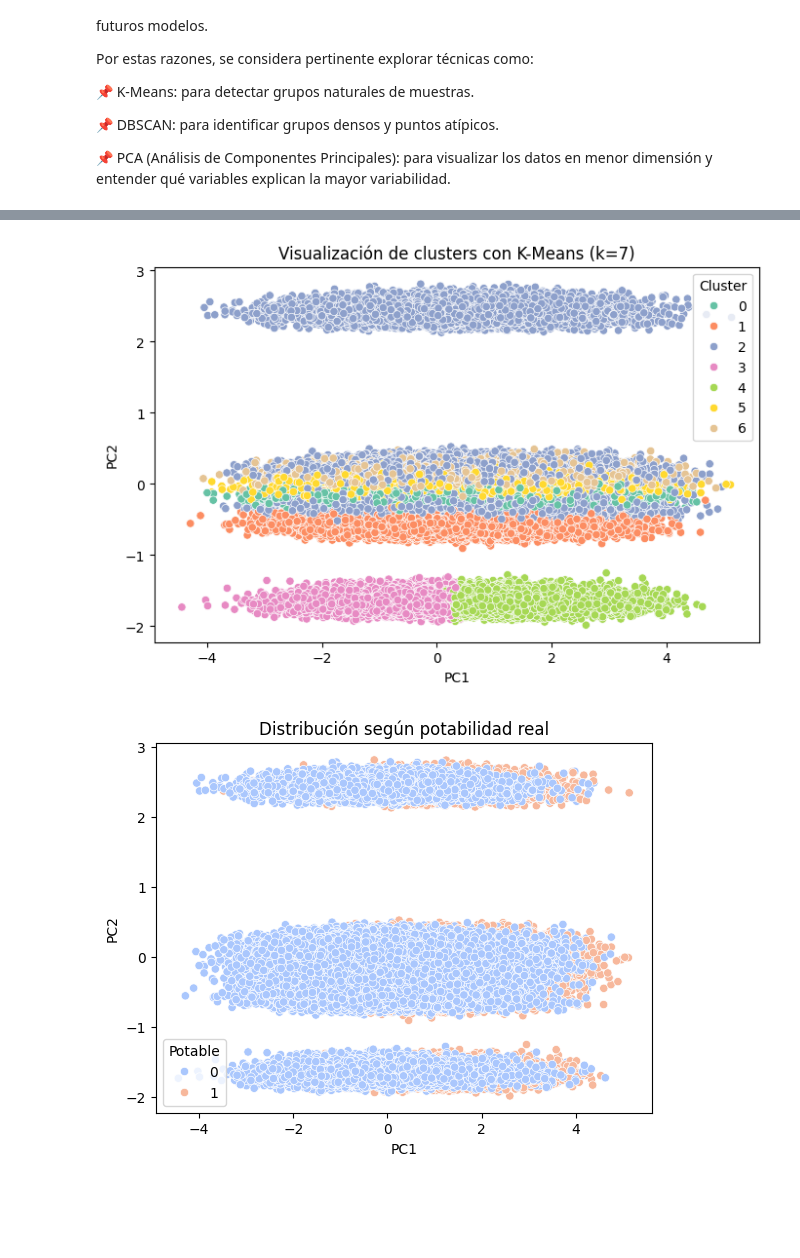
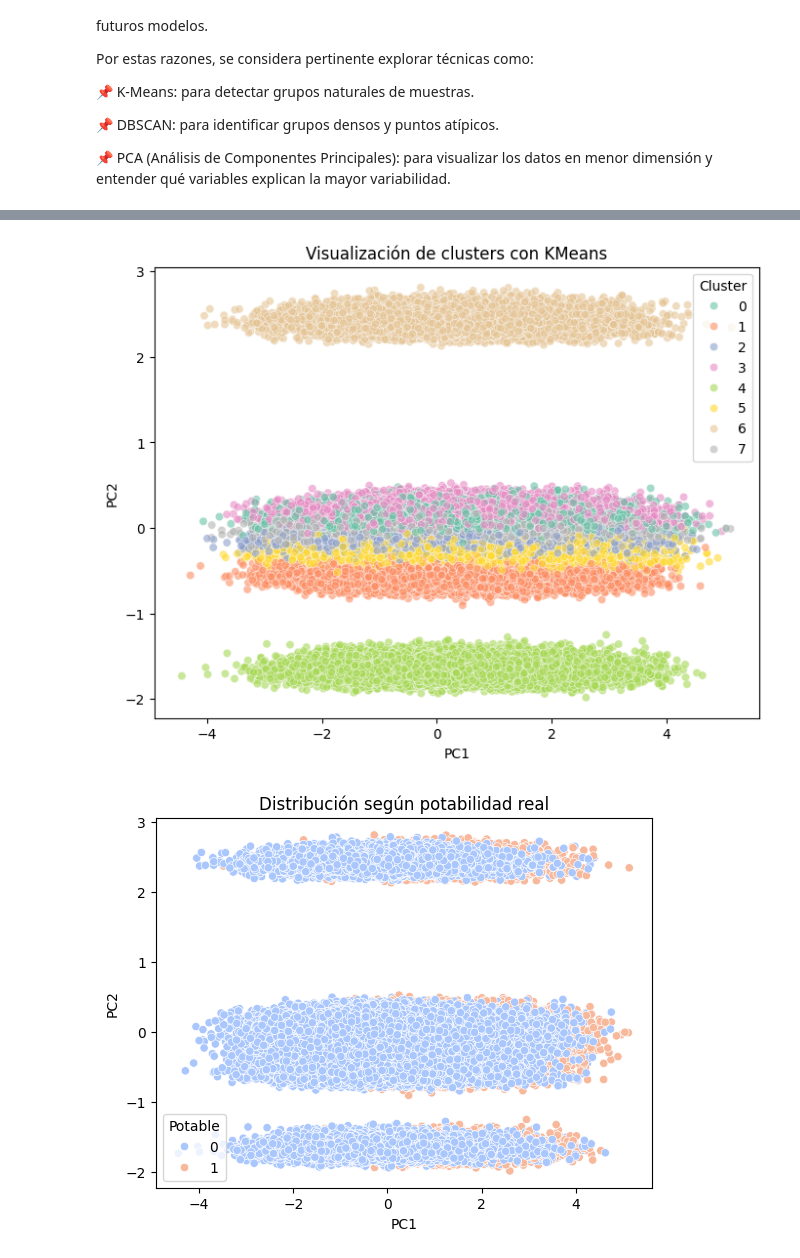
Before and after one commit to micaelakorol21/water_quality_unsupervised_learning, a Jupyter notebook: water_quality_unsupervised_learning.ipynb, the cells around one changed output, grey strips where cells are left out. Cells and saved outputs as stored; diff of their text form; code cells hidden in the pictures; blank space fills up the shorter version.

```diff
--- a/water_quality_unsupervised_learning.ipynb
+++ b/water_quality_unsupervised_learning.ipynb
@@ -1290,19 +1269,23 @@ from sklearn.decomposition import PCA
 pca = PCA(n_components=2)
 X_pca = pca.fit_transform(X_scaled)
 # %%
-# Elegir cantidad óptima de clusters (método del codo)
-
 from sklearn.cluster import KMeans
 import matplotlib.pyplot as plt
 
+# Usamos una muestra del dataset para que sea más rápido
+from sklearn.utils import resample
+X_sample = resample(X_scaled, n_samples=30000, random_state=42)
+
+# Rango de k a probar
 inertia = []
-k_range = range(1, 20)
+k_range = range(1, 11)
 
 for k in k_range:
-    km = KMeans(n_clusters=k, random_state=42, n_init='auto')
-    km.fit(X_scaled)
+    km = KMeans(n_clusters=k, random_state=42, n_init=10)
+    km.fit(X_sample)
     inertia.append(km.inertia_)
 
+# Gráfico del codo
 plt.figure(figsize=(8, 4))
 plt.plot(k_range, inertia, marker='o')
 plt.title('Método del codo para elegir K')
@@ -1315,20 +1301,25 @@ plt.show()
 # %%
-k_optimo = 7  #según el gráfico
-kmeans = KMeans(n_clusters=k_optimo, random_state=42, n_init='auto')
-clusters = kmeans.fit_predict(X_scaled)
+# Ajustamos KMeans con todo el dataset escalado
+k_optimo = 8
+kmeans = KMeans(n_clusters=k_optimo, random_state=42, n_init=10)
+labels = kmeans.fit_predict(X_scaled)
 # %%
-# Visualizamos los clusters en 2D con PCA
+from sklearn.decomposition import PCA
 import seaborn as sns
+import pandas as pd
 
-df_viz = pd.DataFrame(X_pca, columns=['PC1', 'PC2'])
-df_viz['Cluster'] = clusters
+pca = PCA(n_components=2, random_state=42)
+X_pca = pca.fit_transform(X_scaled)
 
-plt.figure(figsize=(8, 5))
-sns.scatterplot(data=df_viz, x='PC1', y='PC2', hue='Cluster', palette='Set2')
-plt.title(f'Visualización de clusters con K-Means (k={k_optimo})')
+df_viz = pd.DataFrame(X_pca, columns=["PC1", "PC2"])
+df_viz["Cluster"] = labels
+
+plt.figure(figsize=(8, 6))
+sns.scatterplot(data=df_viz, x="PC1", y="PC2", hue="Cluster", palette="Set2", alpha=0.6)
+plt.title("Visualización de clusters con KMeans")
 plt.show()
 # %% [output]
-[figure, old version]
+[figure, new version]
 # %%
 # ver si coincide
 df_viz['Potable'] = df['Objetivo'].values
```
Also changed, not shown: parts of 26 cells of this notebook.
